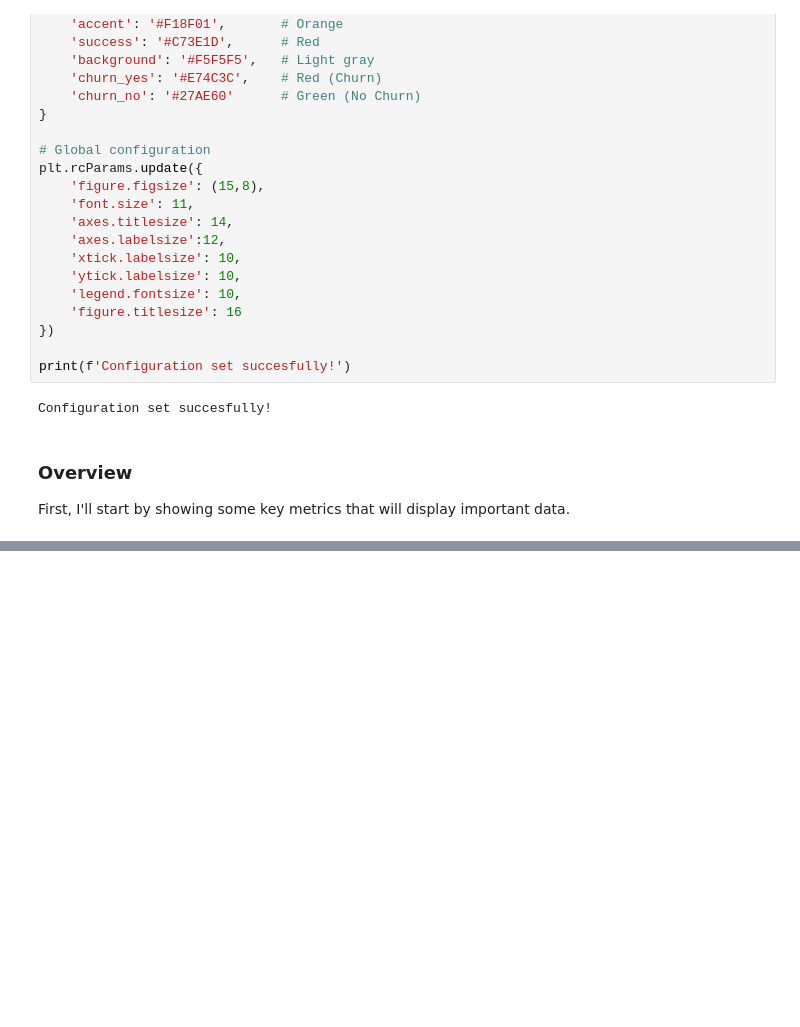
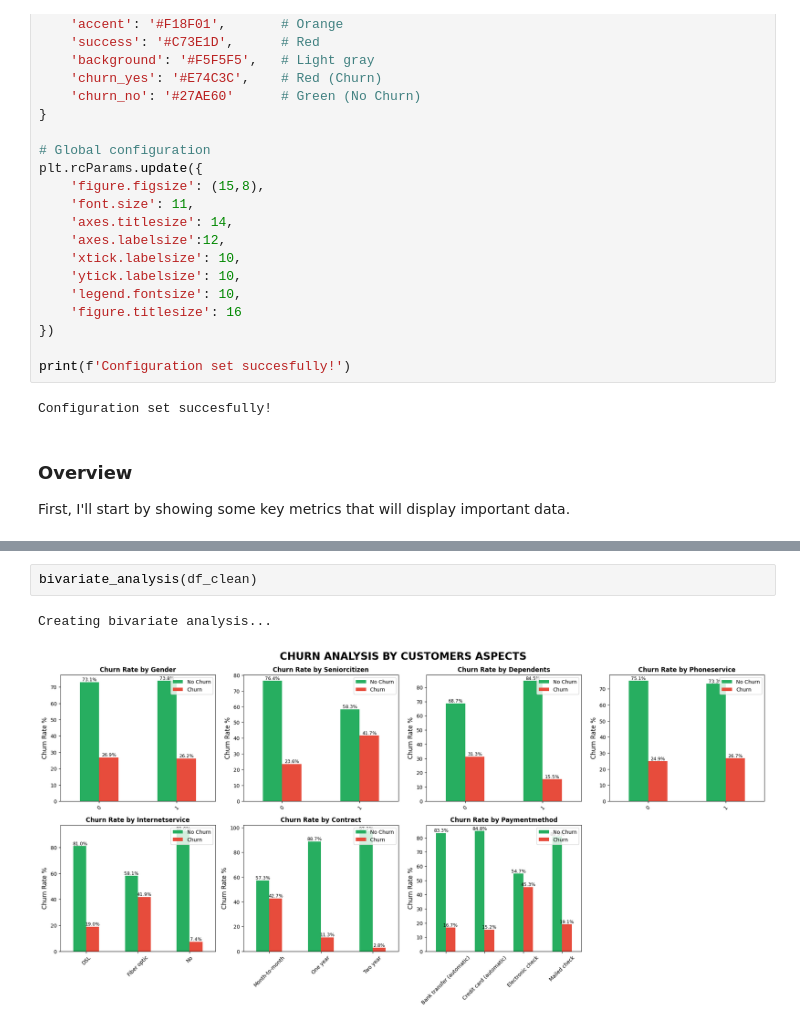
Before and after one commit to alegonzjur/DataScienceProjects, a Jupyter notebook: ChurnPrediction/notebooks/mod1.ipynb, the cells around one changed output, grey strips where cells are left out. Drawn from its saved outputs; the diff is of its cells as text; blank space fills up the shorter version.

```diff
--- a/ChurnPrediction/notebooks/mod1.ipynb
+++ b/ChurnPrediction/notebooks/mod1.ipynb
@@ -698,0 +754,5 @@ AttributeError: 'list' object has no attribute 'mean'
+# %%
+bivariate_analysis(df_clean)
+# %% [output]
+Creating bivariate analysis...
+[figure, added]
```
Also changed, not shown: parts of 19 cells of this notebook.
